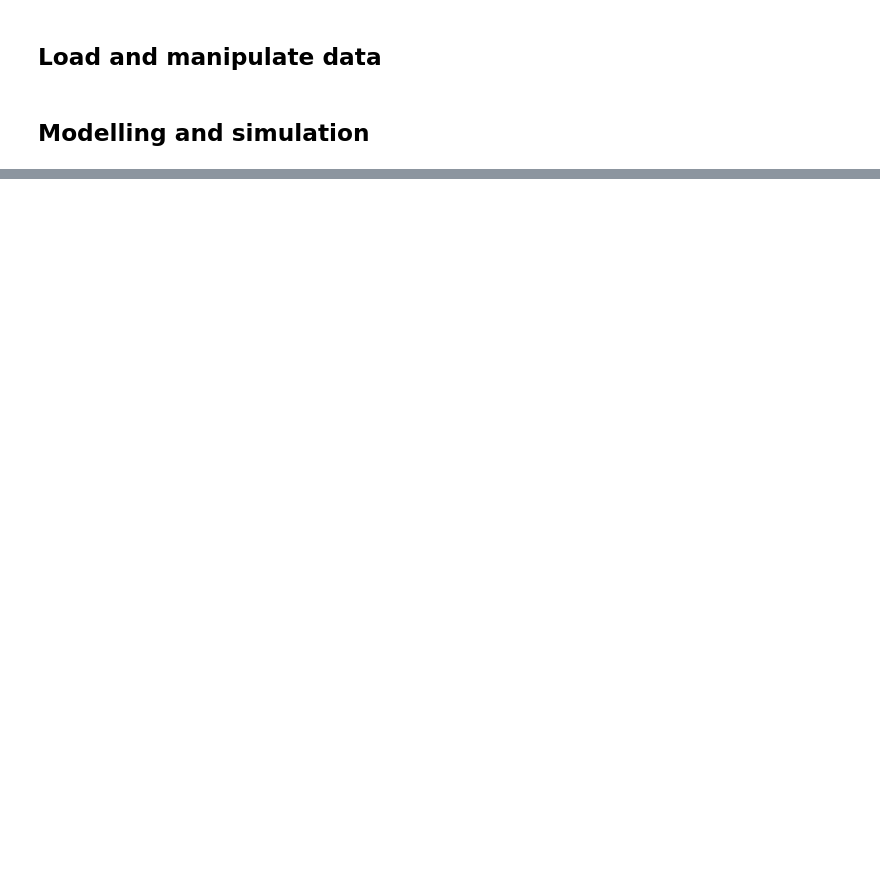
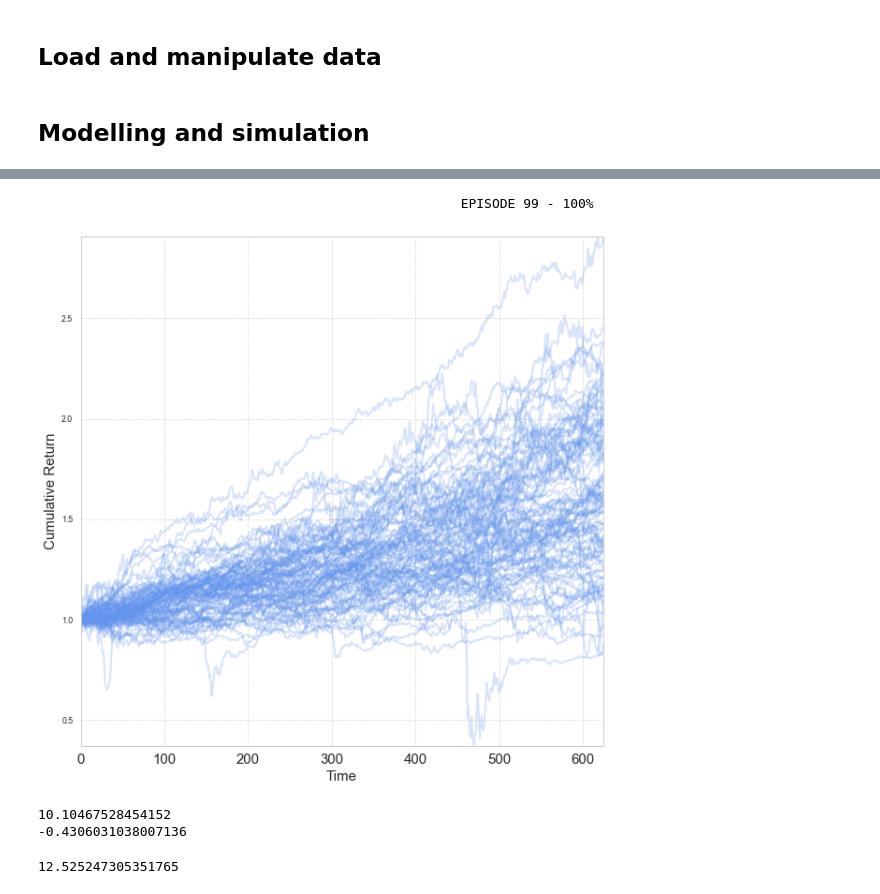
Before and after one commit to victoremil1996/rl_for_trading, a Jupyter notebook: notebooks/garch_modelling.ipynb, the cells around one changed output, grey strips where cells are left out. Saved outputs shown, nothing was run; the diff lists cells and outputs as text; code cells hidden in the pictures; blank space fills up the shorter version.

Commit message:
visualization of garch model

```diff
--- a/notebooks/garch_modelling.ipynb
+++ b/notebooks/garch_modelling.ipynb
@@ -15,7 +15,8 @@ import sys
 import numpy as np
 import pandas as pd
 import matplotlib.pyplot as plt
-
+from matplotlib.lines import Line2D
+import seaborn as sns
 """
 packages for dataload and simulation
 """
@@ -29,7 +30,10 @@ sys.path.insert(0, "C:\\code\\speciale\\") # vesl path
 sys.path.insert(0, "C:\\Users\\lucas\\OneDrive\\Skrivebord\\repo\\speciale\\") # ljb path
 
 import codelib  # used for extending pandas
-
+from codelib.stats import weighted_kurtosis, weighted_skew, weighted_mean, weighted_variance
+from codelib.plotting import dist_vs_normal_plot, volume_contribution_plot, DefaultStyle, default_colors
+sns.set_theme("paper","whitegrid")
+DefaultStyle()
 """
 ignore warnings
 """
@@ -122,0 +49,12 @@ df_test.create_features()
+# %%
+n_time_points = 525
+prices = ffn.get('spy', start = '2010-01-01', end = '2020-01-01')
+
+returns = prices.to_returns().dropna()
+rs = np.random.RandomState([1])
+dist = SkewStudent()
+vol = GARCH()  # EGARCH()
+lag = [1]  # [1, 2, 3, 4, 5]
+
+am = ARX(returns * 100, lags=lag, volatility=vol, distribution=dist)
+am_params = am.fit().params
@@ -122,0 +81,40 @@ df_test.create_features()
+# %%
+all_sims = (am.simulate(params=am_params, nobs=(n_time_points + 100)) / 100)["data"].values
+n_episodes = 100
+
+for episode in range(n_episodes):
+    sim_i = (am.simulate(params=am_params, nobs=(n_time_points + 100)) / 100)["data"].values
+    all_sims = np.vstack((all_sims, sim_i))
+    j = (episode + 1) / n_episodes
+    sys.stdout.write('\r\r\r\r'.center(65))
+    sys.stdout.write(f"EPISODE {episode} - %d%%".center(65) % (100*j))
+    sys.stdout.flush()
+# %% [output]
+                                                      EPISODE 99 - 100%
+# %%
+fig, ax = plt.subplots(figsize = (10, 10))
+ax.plot((1 + all_sims).cumprod(axis = 1).T, color = "cornflowerblue", alpha = 0.25)
+#ax.set(xlabel = "Return")
+ax.set_xlabel("Time", fontsize = 15)
+ax.set_ylabel("Cumulative Return", fontsize = 15)
+plt.xticks(fontsize=15)
+#plt.savefig("plots/garch_sim.png")
+# %% [output]
+[figure, added]
+# %%
+df = pd.DataFrame(all_sims).T
+df2 = pd.DataFrame(columns = ["return", "simulation"])
+df2 = pd.DataFrame({"return": df.iloc[:, 0], "simulation": 0})
+for j in range(df.shape[1]-1):
+    df2 = df2.append(pd.DataFrame({"return": df.iloc[:, j+1], "simulation": j+1}))
+kurt1 = 0
+skew1 = 0
+for j in range(all_sims.shape[0]):
+    kurt1 += weighted_kurtosis(all_sims[j, :], wts = np.ones_like(all_sims[j, :])) / all_sims.shape[0]
+    skew1 += weighted_skew(all_sims[j, :], wts = np.ones_like(all_sims[j, :])) / all_sims.shape[0]
+
+print(kurt1)
+print(skew1)
+# %% [output]
+10.10467528454152
+-0.4306031038007136
@@ -122,0 +135,4 @@ df_test.create_features()
+# %%
+kurt1
+# %% [output]
+12.525247305351765
```
Also changed, not shown: parts of 12 cells of this notebook.
